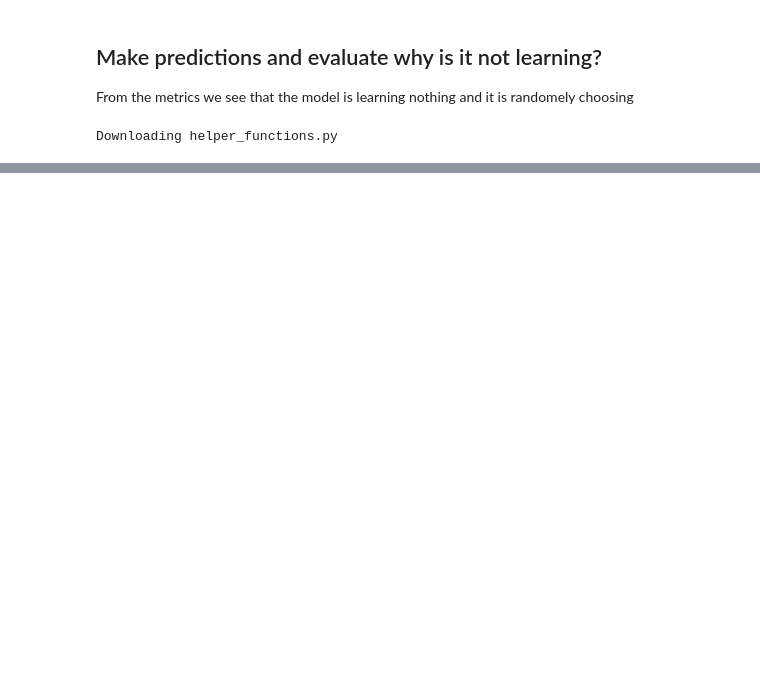
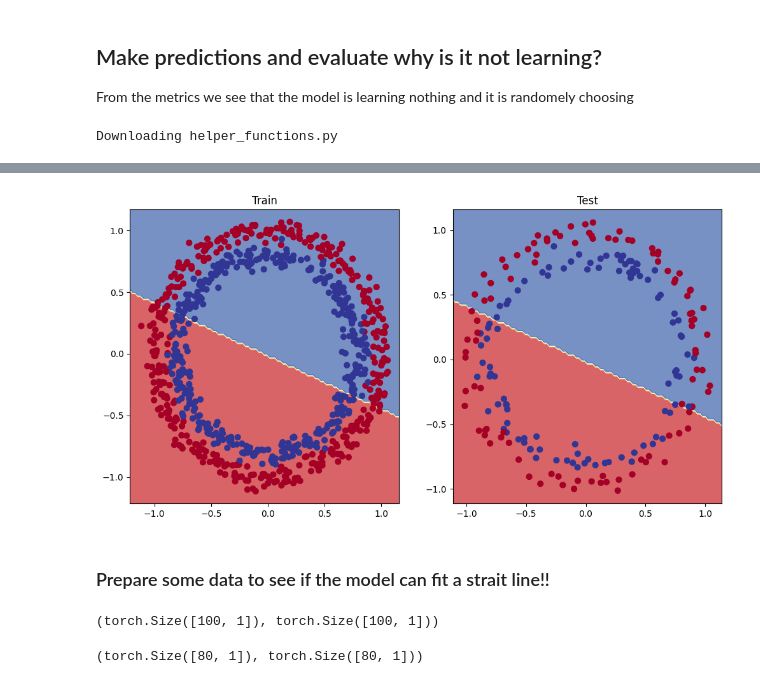
Before and after one commit to vyron-arvanitis/pytorch_tutorials, a Jupyter notebook: 02_pytorch_workflow.ipynb, the cells around one changed output, grey strips where cells are left out. Saved outputs shown, nothing was run; the diff lists cells and outputs as text; code cells hidden in the pictures; blank space fills up the shorter version.

Commit message:
Revising linear vs non-linear models for non linear decision boundaries

```diff
--- a/02_pytorch_workflow.ipynb
+++ b/02_pytorch_workflow.ipynb
@@ -401,0 +411,18 @@ plot_decision_boundary(model_0, X_test, y_test)
+# %%
+# Improve model by adding more hidden units 5->10
+# Increase the numebr of layers 2->6
+# increase numebr of epohcs 100->epochs
+class CircleModelV2(nn.Module):
+  def __init__(self, in_features: int):
+    super().__init__()
+    layers = []
+    layers.append(nn.Linear(in_features=in_features, out_features=10))
+    layers.append(nn.Linear(in_features=10, out_features=20))
+    layers.append(nn.Linear(in_features=20, out_features=1))
+    self.sequential = nn.Sequential(*layers)
+
+  def forward(self, x: torch.Tensor) -> torch.Tensor:
+    return self.sequential(x)
+
+model_1 = CircleModelV2(in_features=X_train.shape[1]).to(device)
+model_1
@@ -401,0 +437,7 @@ plot_decision_boundary(model_0, X_test, y_test)
+# %%
+# Create a loss function
+loss_fn = nn.BCEWithLogitsLoss()
+
+# Create an optimzer
+optimizer = torch.optim.SGD(params=model_1.parameters(),
+                            lr=0.02)
@@ -401,0 +500,37 @@ plot_decision_boundary(model_0, X_test, y_test)
+# %%
+# Plot decision boundary of the model
+
+plt.figure(figsize=(12,6))
+plt.subplot(1, 2, 1)
+plt.title("Train")
+plot_decision_boundary(model_1, X_train, y_train)
+plt.subplot(1, 2, 2)
+plt.title("Test")
+plot_decision_boundary(model_1, X_test, y_test)
+# %% [output]
+[figure, added]
+# %% [markdown]
+### Prepare some data to see if the model can fit a strait line!!
+# %%
+weight = 0.8
+bias = 0.2
+
+start = 0
+end = 10
+step = 0.01
+
+X_regression = torch.arange(start=start, end=end, step=0.1).unsqueeze(dim=1)
+y_regression = weight * X_regression + bias
+X_regression.shape, y_regression.shape
+# %% [output]
+(torch.Size([100, 1]), torch.Size([100, 1]))
+# %%
+# Create train and test splits
+
+train_split = int(0.8 * len(X_regression))
+X_train_regression, y_train_regression = X_regression[:train_split], y_regression[:train_split]
+X_test_regression, y_test_regression = X_regression[train_split:], y_regression[train_split:]
+
+X_train_regression.shape, y_train_regression.shape
+# %% [output]
+(torch.Size([80, 1]), torch.Size([80, 1]))
```
Also changed, not shown: parts of 31 cells of this notebook.
